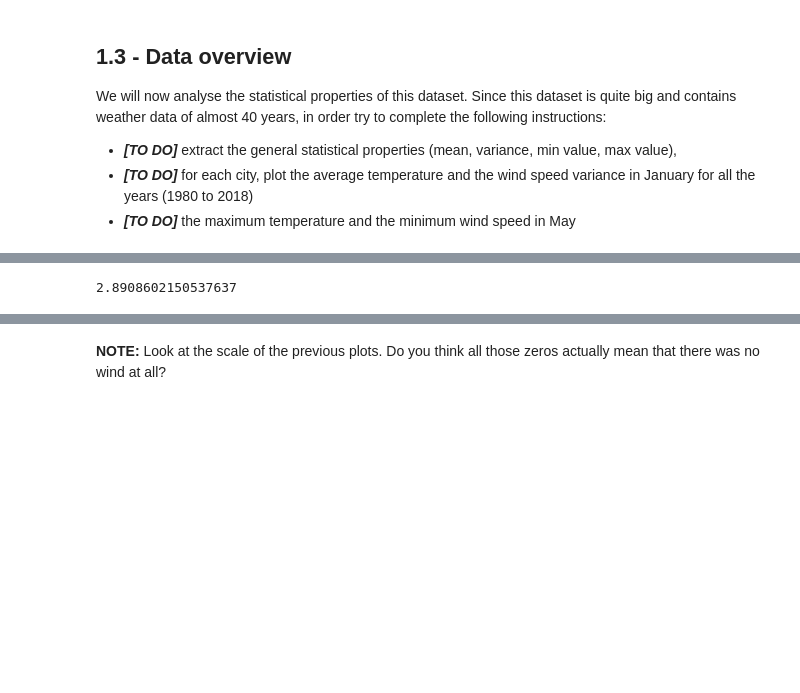
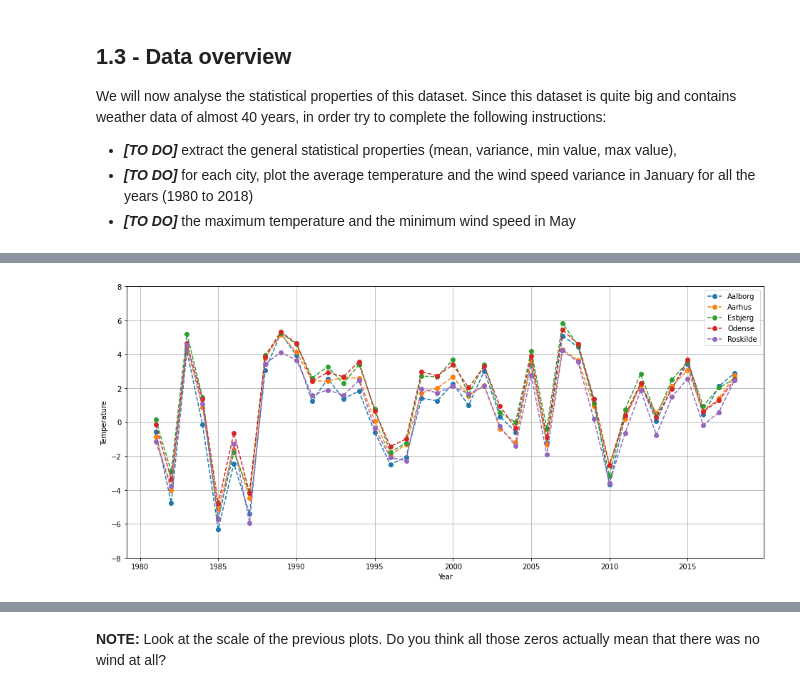
Before and after one commit to UCL-ELEC0136/2-data-processing-nicogig, a Jupyter notebook: 2-data-processing.ipynb, the cells around one changed output, grey strips where cells are left out. Saved outputs shown, nothing was run; the diff lists cells and outputs as text; code cells hidden in the pictures; blank space fills up the shorter version.

Commit message:
Added more graphs

```diff
--- a/2-data-processing.ipynb
+++ b/2-data-processing.ipynb
@@ -298,21 +298,26 @@ df_resampled.describe()
 | 50% | 8.100000 | 1013.400000 | 4.600000 | 210.000000 | 8.000000 | 1014.000000 | 3.600000 | 213.333333 | 8.333333 | 1014.127073 | ... |
 | 75% | 13.600000 | 1020.500000 | 6.700000 | 260.000000 | 13.500000 | 1020.800000 | 5.600000 | 270.000000 | 13.582857 | 1019.861904 | ... |
 | max | 30.800000 | 1050.800000 | 32.900000 | 360.000000 | 30.900000 | 1050.000000 | 33.400000 | 360.000000 | 54.000000 | 1049.300000 | ... |
-# %%
-df_resampled['Aalborg'].loc['2018-01-01 00:00:00':'2018-01-31 23:59:59', 'Temp'].mean()
-# %% [output]
-2.8908602150537637
 # %%
 ###########################
 # Task:
 #   plot average temperature in January from 1980 to 2018.
 #
 ###########################
 plt.figure(figsize=(16, 7))
 x_data = range(1980, 2019)
 
 for city in cities:
     y_data = []
     for year in range(1980,2019):
         y_data.append(df_resampled[city].loc[f'{year}-01-01 00:00:00':f'{year}-01-31 23:59:59', 'Temp'].mean())
     plt.plot(x_data, y_data, label=city, linestyle='--', marker='o')
+
+plt.ylabel('Temperature')
+plt.xlabel('Year')
+plt.ylim([-8, 8])
+plt.grid()
+plt.legend()
+plt.show()
+# %% [output]
+[figure, added]
```
Also changed, not shown: parts of 6 cells of this notebook.
